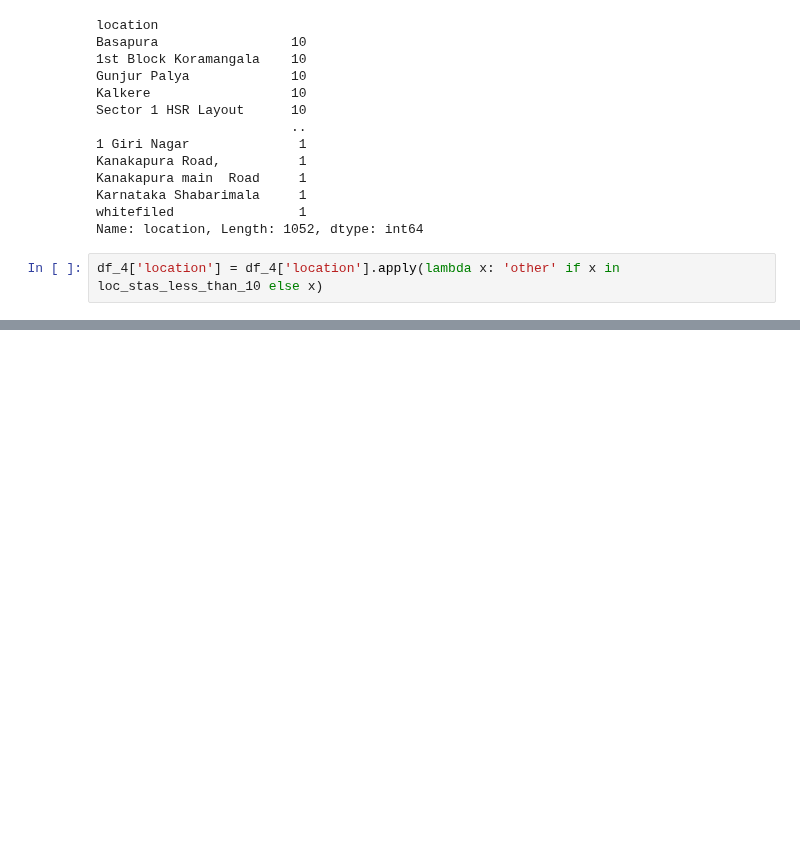
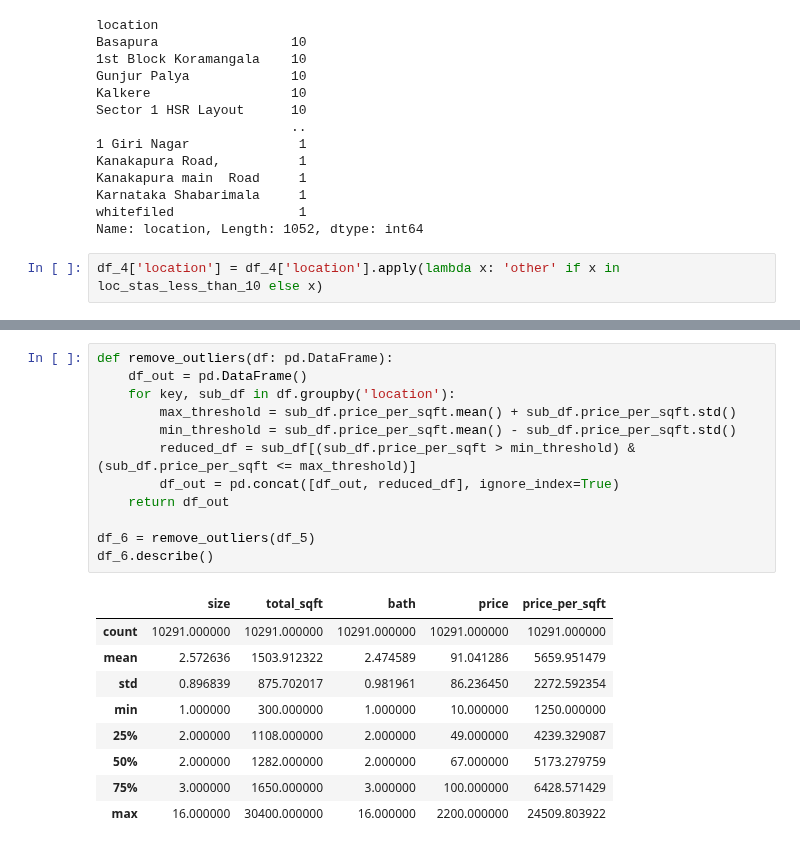
Before and after one commit to Anikeetgarg/ML-Practice-Repo, a Jupyter notebook: Bengluru_house_pred/Untitled.ipynb, the cells around one changed output, grey strips where cells are left out. Drawn from its saved outputs; the diff is of its cells as text; blank space fills up the shorter version.

```diff
--- a/Bengluru_house_pred/Untitled.ipynb
+++ b/Bengluru_house_pred/Untitled.ipynb
@@ -237,0 +262,22 @@ Name: count, Length: 242, dtype: int64
+# %%
+def remove_outliers(df: pd.DataFrame):
+    df_out = pd.DataFrame()
+    for key, sub_df in df.groupby('location'):
+        max_threshold = sub_df.price_per_sqft.mean() + sub_df.price_per_sqft.std()
+        min_threshold = sub_df.price_per_sqft.mean() - sub_df.price_per_sqft.std()
+        reduced_df = sub_df[(sub_df.price_per_sqft > min_threshold) & (sub_df.price_per_sqft <= max_threshold)]
+        df_out = pd.concat([df_out, reduced_df], ignore_index=True)
+    return df_out
+
+df_6 = remove_outliers(df_5)
+df_6.describe()
+# %% [output]
+|  | size | total_sqft | bath | price | price_per_sqft |
+| count | 10291.000000 | 10291.000000 | 10291.000000 | 10291.000000 | 10291.000000 |
+| mean | 2.572636 | 1503.912322 | 2.474589 | 91.041286 | 5659.951479 |
+| std | 0.896839 | 875.702017 | 0.981961 | 86.236450 | 2272.592354 |
+| min | 1.000000 | 300.000000 | 1.000000 | 10.000000 | 1250.000000 |
+| 25% | 2.000000 | 1108.000000 | 2.000000 | 49.000000 | 4239.329087 |
+| 50% | 2.000000 | 1282.000000 | 2.000000 | 67.000000 | 5173.279759 |
+| 75% | 3.000000 | 1650.000000 | 3.000000 | 100.000000 | 6428.571429 |
+| max | 16.000000 | 30400.000000 | 16.000000 | 2200.000000 | 24509.803922 |
```
Also changed, not shown: parts of 9 cells of this notebook.
